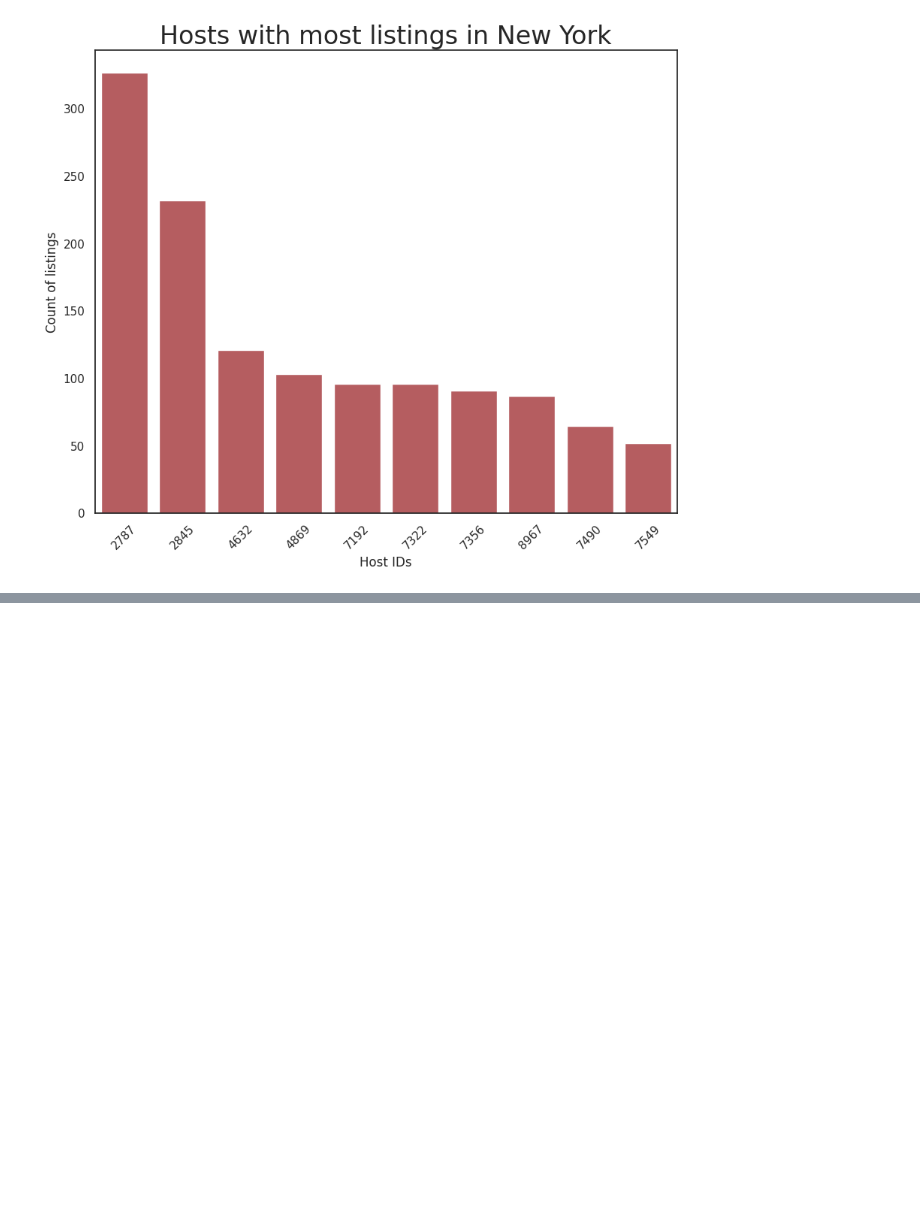
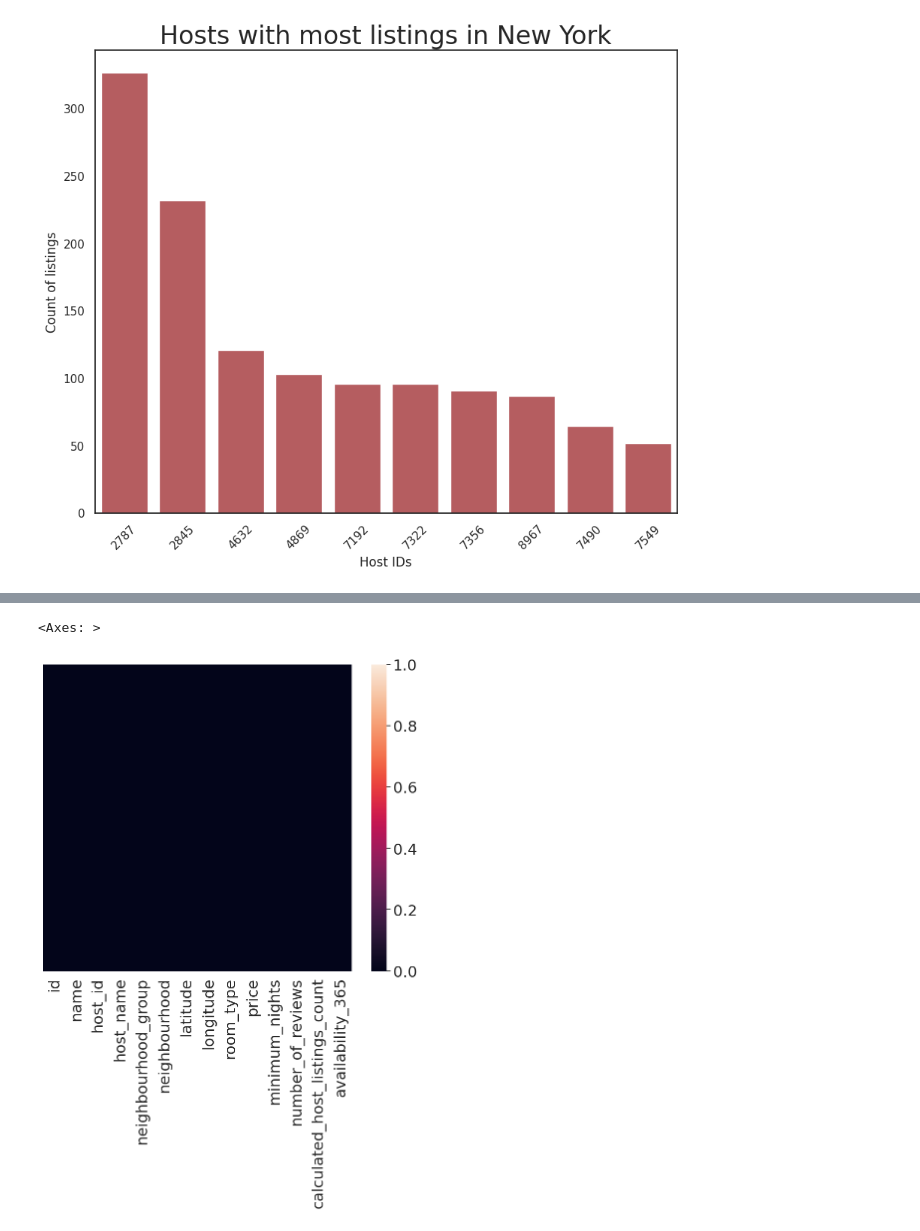
Before and after one commit to satendra-p/Airbnb_data-analysis, a Jupyter notebook: Team_Project_EDA_Capstone_ipynb.ipynb, the cells around one changed output, grey strips where cells are left out. Saved outputs shown, nothing was run; the diff lists cells and outputs as text; code cells hidden in the pictures; blank space fills up the shorter version.

```diff
--- a/Team_Project_EDA_Capstone_ipynb.ipynb
+++ b/Team_Project_EDA_Capstone_ipynb.ipynb
@@ -894,0 +931,3 @@ viz_bar.set_xticklabels(viz_bar.get_xticklabels(), rotation=45)
+# %%
+# after removing last_review , reviews_per_month columns
+airbnb.drop(['last_review', 'reviews_per_month'], axis = 1,inplace=True)
@@ -894,0 +956,6 @@ viz_bar.set_xticklabels(viz_bar.get_xticklabels(), rotation=45)
+# %%
+# datavisualization of null value after removing last_review , reviews_per_month columns
+sns.heatmap(airbnb.isnull(),yticklabels=False)
+# %% [output]
+<Axes: >
+[figure, added]
```
Also changed, not shown: parts of 10 cells of this notebook.
